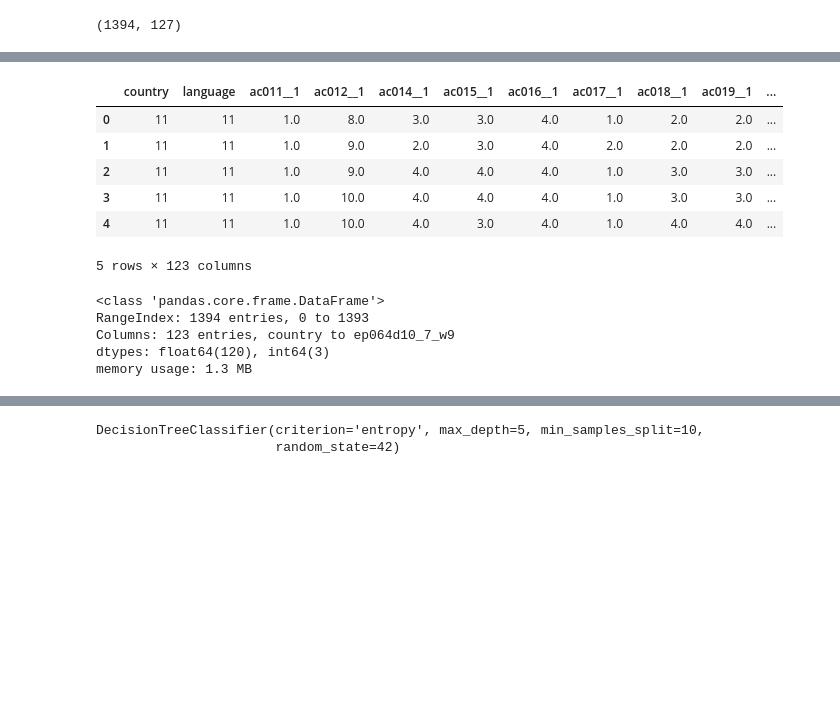
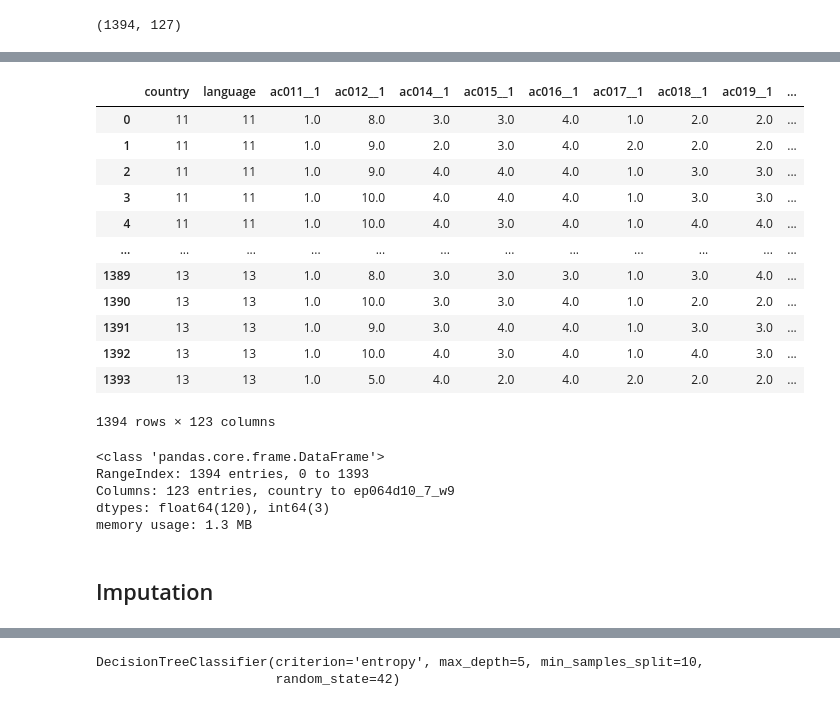
Before and after one commit to Metaphysicist1/Predicting-Retirement-Age, a Jupyter notebook: experiment/code.ipynb, the cells around one changed output, grey strips where cells are left out. Drawn from its saved outputs; the diff is of its cells as text; code cells hidden in the pictures; blank space fills up the shorter version.

```diff
--- a/experiment/code.ipynb
+++ b/experiment/code.ipynb
@@ -22,5 +29,5 @@ df.head()
 # %%
-a = list(df.isna().sum())
+df = df.loc[:, df.isnull().mean() < 0.5]
 # %%
 df.isna().sum()>0
 # %% [output]
@@ -50,11 +52,19 @@ df_new = df.drop(columns=object_cols.columns)
-# %%
-df_new.head()
-# %% [output]
-|  | country | language | ac011__1 | ac012__1 | ac014__1 | ac015__1 | ac016__1 | ac017__1 | ac018__1 | ac019__1 | ... |
-| 0 | 11 | 11 | 1.0 | 8.0 | 3.0 | 3.0 | 4.0 | 1.0 | 2.0 | 2.0 | ... |
-| 1 | 11 | 11 | 1.0 | 9.0 | 2.0 | 3.0 | 4.0 | 2.0 | 2.0 | 2.0 | ... |
-| 2 | 11 | 11 | 1.0 | 9.0 | 4.0 | 4.0 | 4.0 | 1.0 | 3.0 | 3.0 | ... |
-| 3 | 11 | 11 | 1.0 | 10.0 | 4.0 | 4.0 | 4.0 | 1.0 | 3.0 | 3.0 | ... |
-| 4 | 11 | 11 | 1.0 | 10.0 | 4.0 | 3.0 | 4.0 | 1.0 | 4.0 | 4.0 | ... |
-5 rows × 123 columns
+# %%
+df.drop(columns=object_cols.columns, inplace=True)
+# %%
+df
+# %% [output]
+|  | country | language | ac011__1 | ac012__1 | ac014__1 | ac015__1 | ac016__1 | ac017__1 | ac018__1 | ac019__1 | ... |
+| 0 | 11 | 11 | 1.0 | 8.0 | 3.0 | 3.0 | 4.0 | 1.0 | 2.0 | 2.0 | ... |
+| 1 | 11 | 11 | 1.0 | 9.0 | 2.0 | 3.0 | 4.0 | 2.0 | 2.0 | 2.0 | ... |
+| 2 | 11 | 11 | 1.0 | 9.0 | 4.0 | 4.0 | 4.0 | 1.0 | 3.0 | 3.0 | ... |
+| 3 | 11 | 11 | 1.0 | 10.0 | 4.0 | 4.0 | 4.0 | 1.0 | 3.0 | 3.0 | ... |
+| 4 | 11 | 11 | 1.0 | 10.0 | 4.0 | 3.0 | 4.0 | 1.0 | 4.0 | 4.0 | ... |
+| ... | ... | ... | ... | ... | ... | ... | ... | ... | ... | ... | ... |
+| 1389 | 13 | 13 | 1.0 | 8.0 | 3.0 | 3.0 | 3.0 | 1.0 | 3.0 | 4.0 | ... |
+| 1390 | 13 | 13 | 1.0 | 10.0 | 3.0 | 3.0 | 4.0 | 1.0 | 2.0 | 2.0 | ... |
+| 1391 | 13 | 13 | 1.0 | 9.0 | 3.0 | 4.0 | 4.0 | 1.0 | 3.0 | 3.0 | ... |
+| 1392 | 13 | 13 | 1.0 | 10.0 | 4.0 | 3.0 | 4.0 | 1.0 | 4.0 | 3.0 | ... |
+| 1393 | 13 | 13 | 1.0 | 5.0 | 4.0 | 2.0 | 4.0 | 2.0 | 2.0 | 2.0 | ... |
+1394 rows × 123 columns
 # %%
@@ -75,3 +78,5 @@ from sklearn.metrics import accuracy_score, classification_report
+# %% [markdown]
+## Imputation
 # %%
 df_new.fillna(0, inplace=True)
 # %%
```
Also changed, not shown: parts of 10 cells of this notebook, 6 other files.
